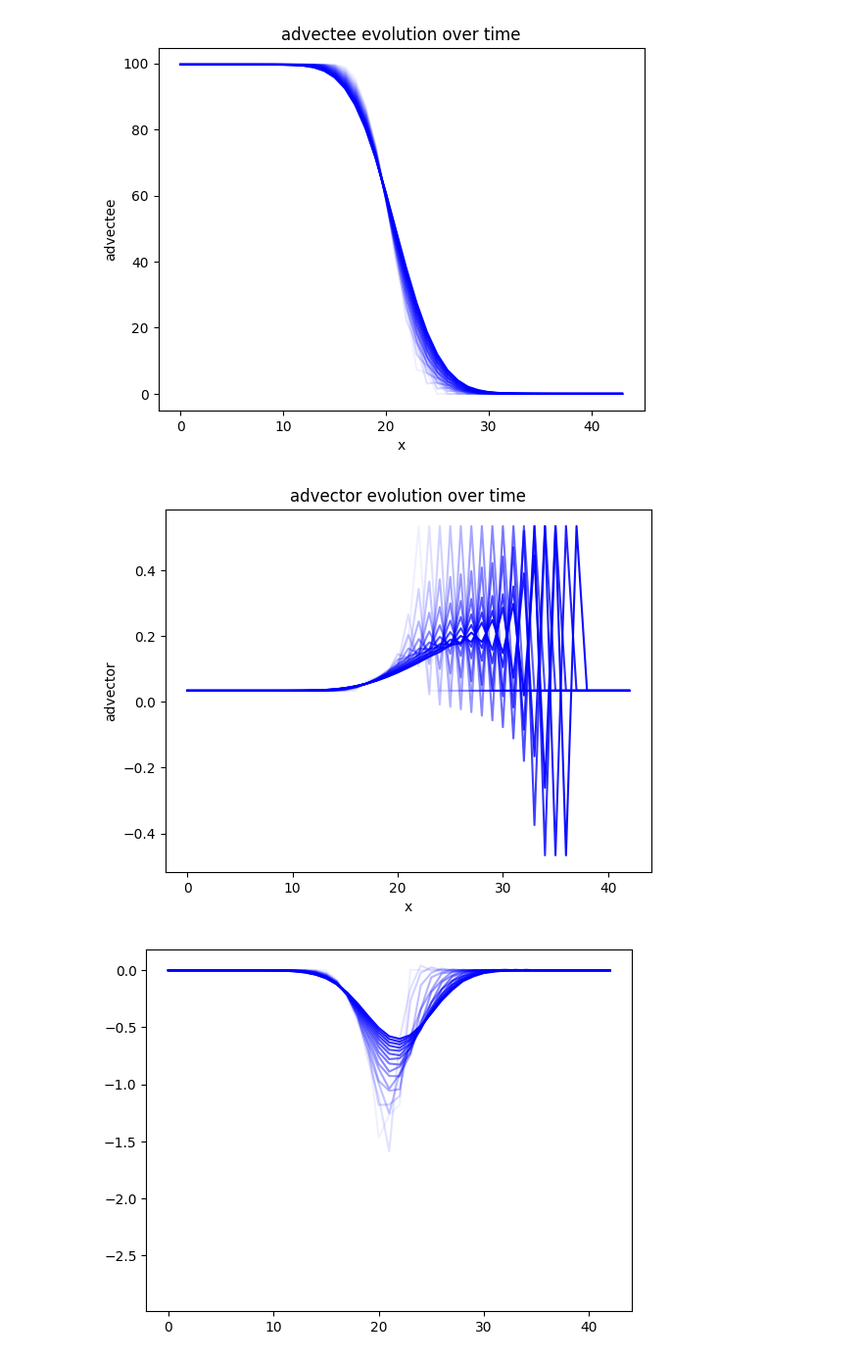
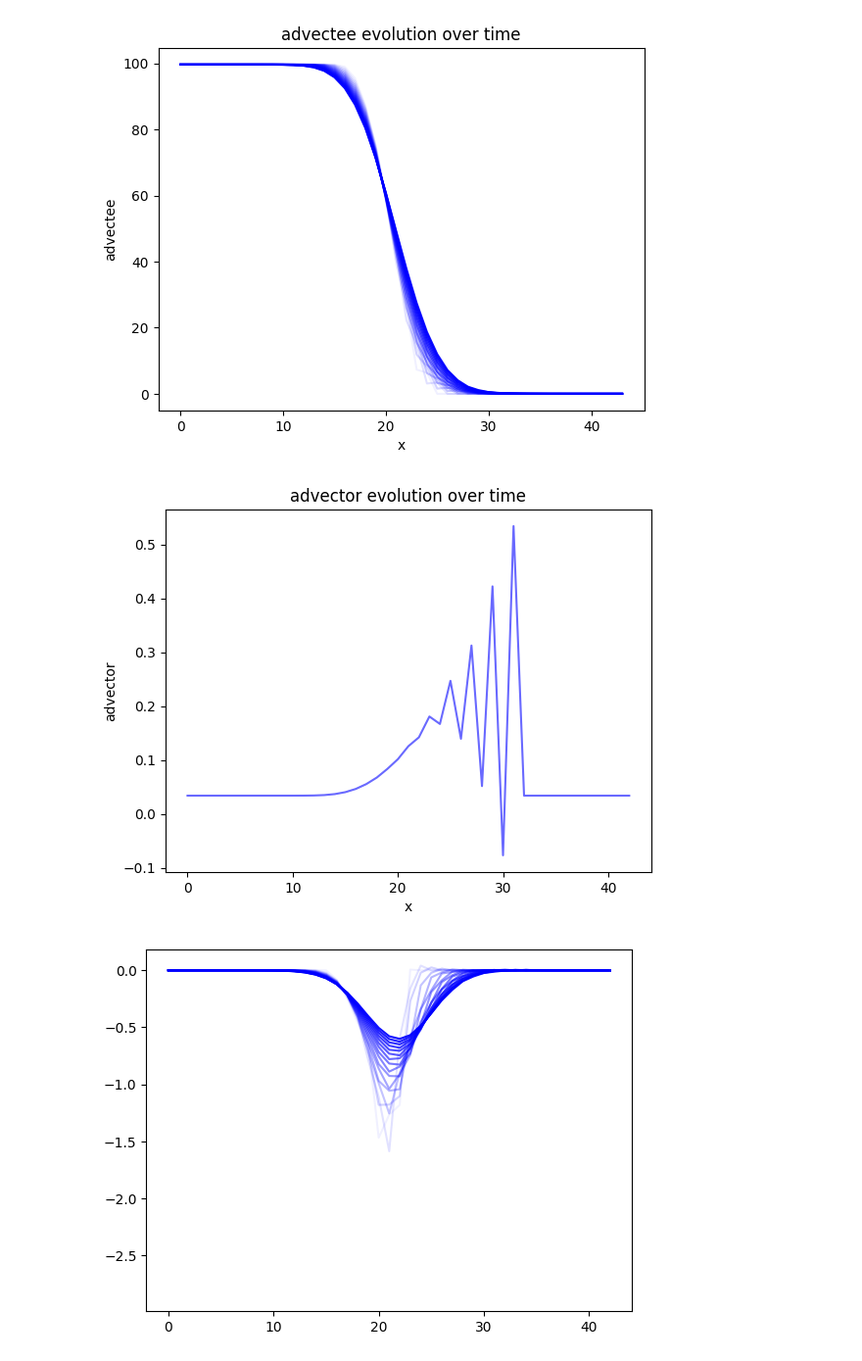
Before and after one commit to pawelmagnu/PyMPDATA, a Jupyter notebook: fluxes/eda.ipynb, the cells around one changed output. Shown: that part at 98% size. Saved outputs shown, nothing was run; the diff lists cells and outputs as text; code cells hidden in the pictures.

```diff
--- a/fluxes/eda.ipynb
+++ b/fluxes/eda.ipynb
@@ -12,16 +12,16 @@ plt.show()
 # %% [output]
 [figure]
 # %%
-for i in range(17):
+for i in range(10,11):
     data = np.load(f'../examples/PyMPDATA_examples/Arabas_and_Farhat_2020/data/advector_{i}.npy')
     plt.plot(data, alpha=1*i/17, color='b')
 
 plt.xlabel('x')
 plt.ylabel('advector')
 plt.title('advector evolution over time')
 plt.show()
 # %% [output]
-[figure, old version]
+[figure, new version]
 # %%
 for i in range(17):
     data = np.load(f'../examples/PyMPDATA_examples/Arabas_and_Farhat_2020/data/corrective_flux_{i}.npy')
```
Also changed, not shown: 1 other file.
